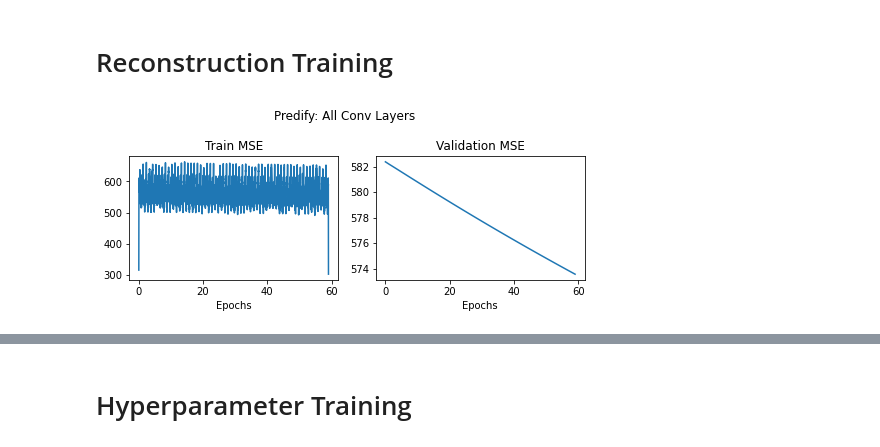
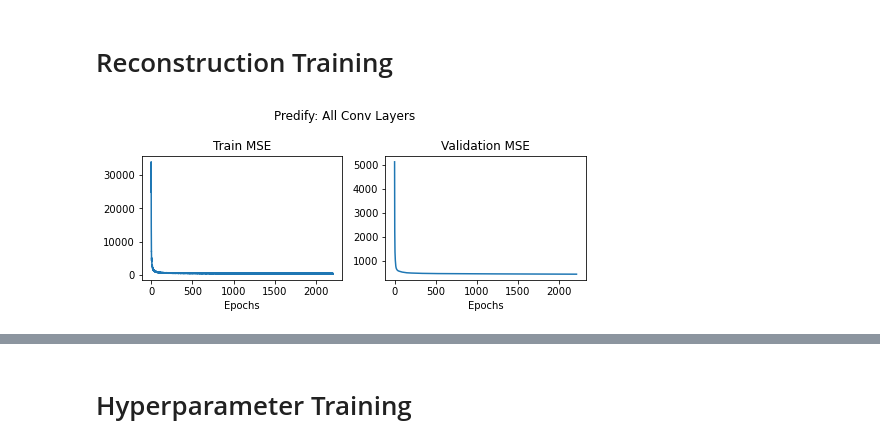
Before and after one commit to chingf/hallucnn, a Jupyter notebook: notebooks/03-plot-training-curves.ipynb, the cells around one changed output, grey strips where cells are left out. Cells and saved outputs as stored; diff of their text form; code cells hidden in the pictures.

```diff
--- a/notebooks/03-plot-training-curves.ipynb
+++ b/notebooks/03-plot-training-curves.ipynb
@@ -50,35 +50,35 @@ engram_dir = '/mnt/smb/locker/abbott-locker/hcnn/'
 # %%
 tensorboard_dir = f'{engram_dir}1_tensorboard/'
 # %%
-tfdir = tensorboard_dir + 'pnet2_pt2/'
+tfdir = tensorboard_dir + 'pnet/'
 tfdir_files = os.listdir(tfdir)
 tffiles = [tfdir + f for f in tfdir_files]
 tffiles.sort(key=os.path.getctime)
 train_loss = []
 eval_loss = []
 
 for tffile in tffiles:
     #print('Showing:')
     #print(tffile)
     ea = event_accumulator.EventAccumulator(tffile)
     ea.Reload()
 
     train_loss.extend([e.value for e in ea.Scalars('MSE Train/Sum')])
     eval_loss.extend([e.value for e in ea.Scalars('MSE Eval/Sum')])
 
 fig, axs = plt.subplots(1, 2, figsize = (7, 3))
 smoothed_train = smooth(
     np.linspace(0, len(eval_loss), len(train_loss)), train_loss, n=15)
 axs[0].plot(np.linspace(0, len(eval_loss), len(train_loss)), smoothed_train)
 axs[0].set_title('Train MSE')
 axs[0].set_xlabel('Epochs')
 #axs[0].set_ylim(0, 7500)
 axs[1].plot(np.linspace(0, len(eval_loss), len(eval_loss)), eval_loss)
 axs[1].set_title('Validation MSE')
 axs[1].set_xlabel('Epochs')
 #axs[1].set_ylim(0, 1500)
 plt.suptitle('Predify: All Conv Layers')
 plt.tight_layout()
 plt.show()
 # %% [output]
-[figure, old version]
+[figure, new version]
```
Also changed, not shown: parts of 5 cells of this notebook, 2 other files.
